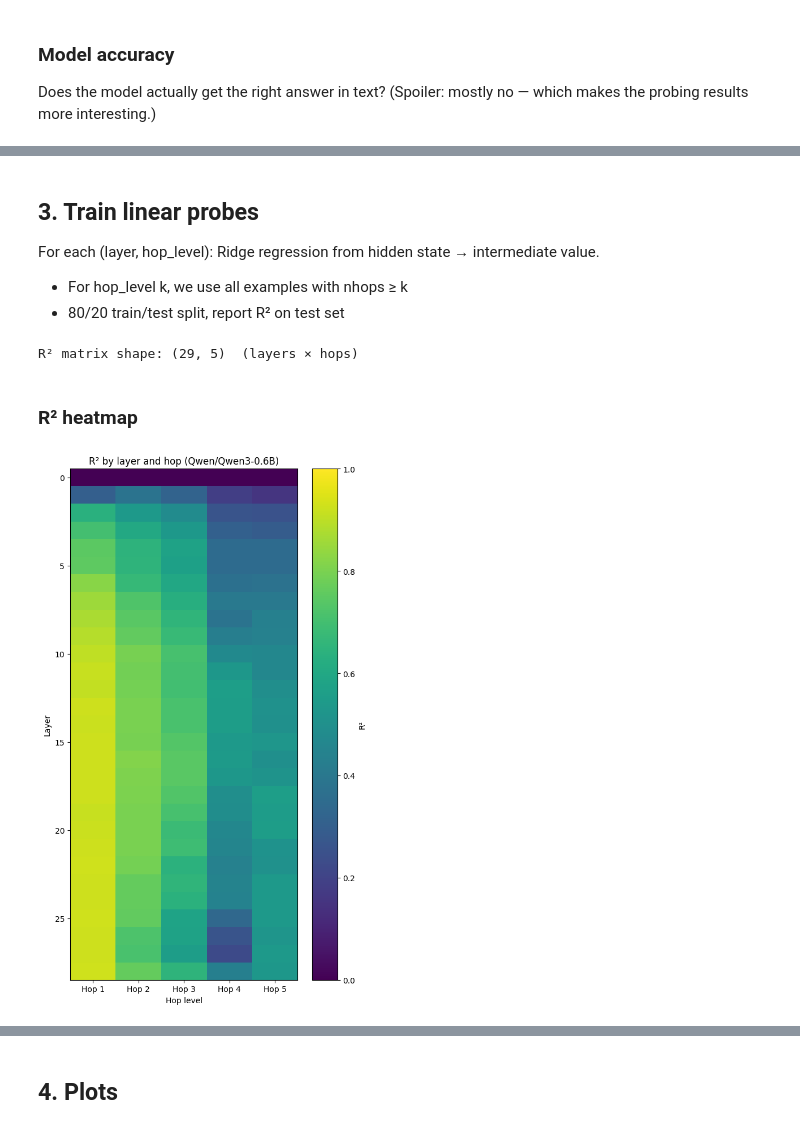
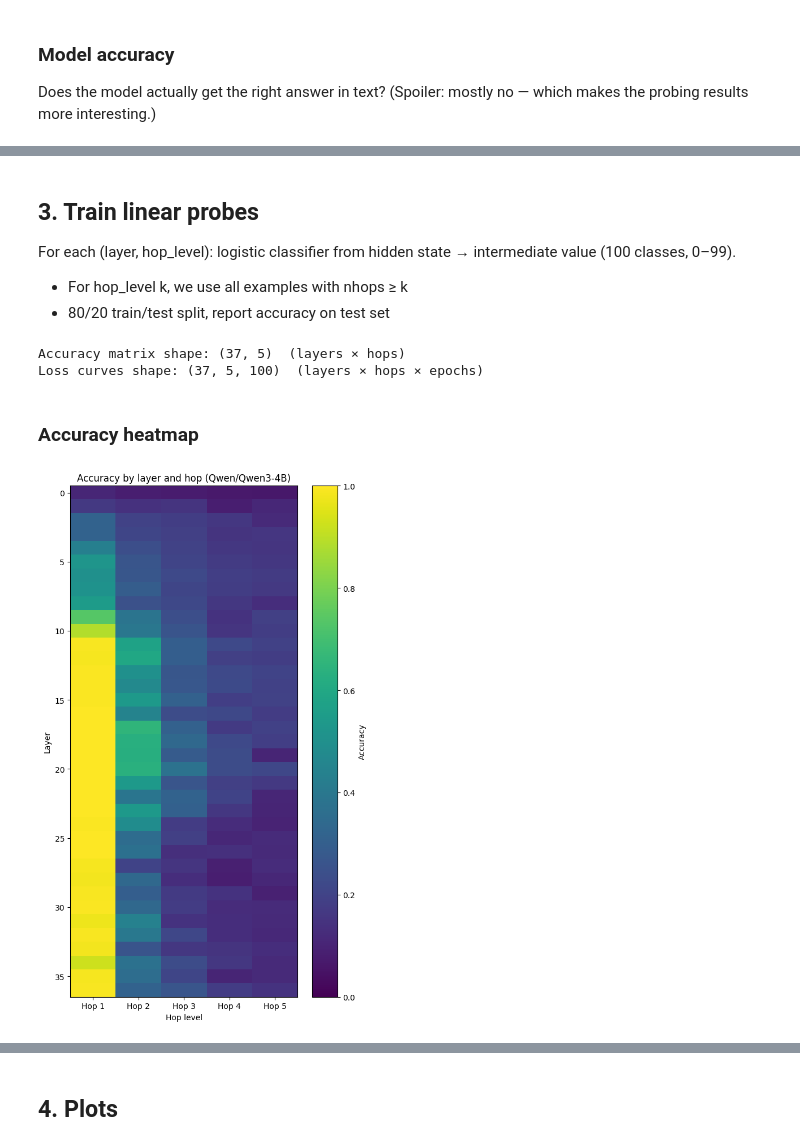
Before and after one commit to japhba/forward-pass-CoT, a Jupyter notebook: notebook.ipynb, the cells around one changed output, grey strips where cells are left out. Drawn from its saved outputs; the diff is of its cells as text; code cells hidden in the pictures.

```diff
--- a/notebook.ipynb
+++ b/notebook.ipynb
@@ -63,26 +63,29 @@ for nhops, (correct, total) in acc.items():
 # %% [markdown]
 ## 3. Train linear probes
 
-For each (layer, hop_level): Ridge regression from hidden state → intermediate value.
+For each (layer, hop_level): logistic classifier from hidden state → intermediate value (100 classes, 0–99).
 - For hop_level k, we use all examples with nhops ≥ k
-- 80/20 train/test split, report R² on test set
+- 80/20 train/test split, report accuracy on test set
 # %%
-r2_matrix = train_probes(data)
-print(f"R² matrix shape: {r2_matrix.shape}  (layers × hops)")
+acc_matrix, loss_curves = train_probes(data)
+print(f"Accuracy matrix shape: {acc_matrix.shape}  (layers × hops)")
+print(f"Loss curves shape: {loss_curves.shape}  (layers × hops × epochs)")
 # %% [output]
-R² matrix shape: (29, 5)  (layers × hops)
+Accuracy matrix shape: (37, 5)  (layers × hops)
+Loss curves shape: (37, 5, 100)  (layers × hops × epochs)
 # %% [markdown]
-### R² heatmap
+### Accuracy heatmap
 # %%
 fig, ax = plt.subplots(figsize=(6, 10))
-im = ax.imshow(r2_matrix, aspect="auto", cmap="viridis", vmin=0, vmax=1)
+im = ax.imshow(acc_matrix, aspect="auto", cmap="viridis", vmin=0, vmax=1)
 ax.set_xlabel("Hop level")
 ax.set_ylabel("Layer")
-ax.set_xticks(range(r2_matrix.shape[1]))
-ax.set_xticklabels([f"Hop {i+1}" for i in range(r2_matrix.shape[1])])
-ax.set_title(f"R² by layer and hop ({MODEL_NAME})")
-fig.colorbar(im, ax=ax, label="R²")
+ax.set_xticks(range(acc_matrix.shape[1]))
+ax.set_xticklabels([f"Hop {i+1}" for i in range(acc_matrix.shape[1])])
+ax.set_title(f"Accuracy by layer and hop ({MODEL_NAME})")
+fig.colorbar(im, ax=ax, label="Accuracy")
 fig.tight_layout()
+fig.savefig("accuracy_matrix.png")
 plt.show()
 # %% [output]
-[figure, old version]
+[figure, new version]
```
Also changed, not shown: parts of 11 cells of this notebook, 2 other files.
